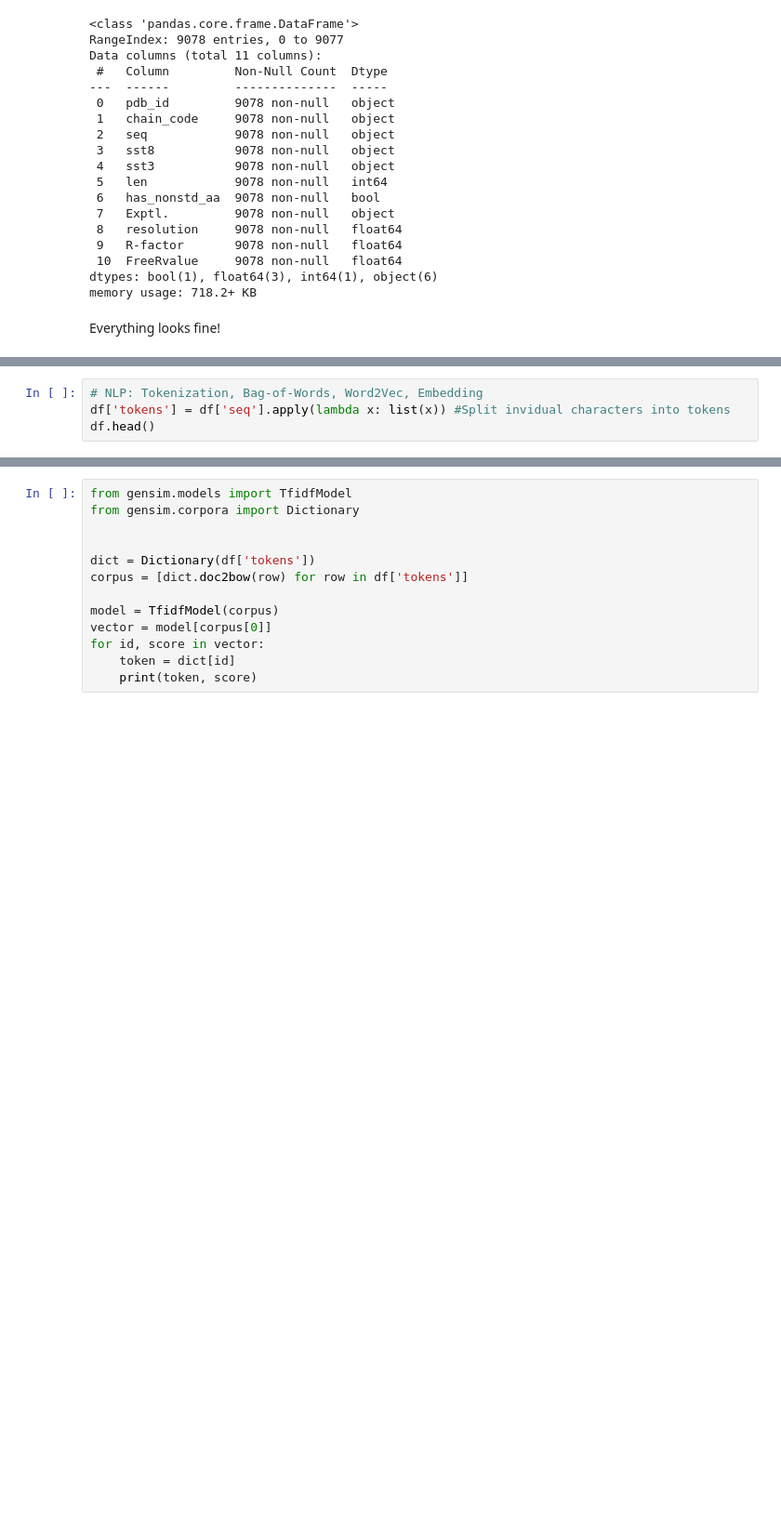
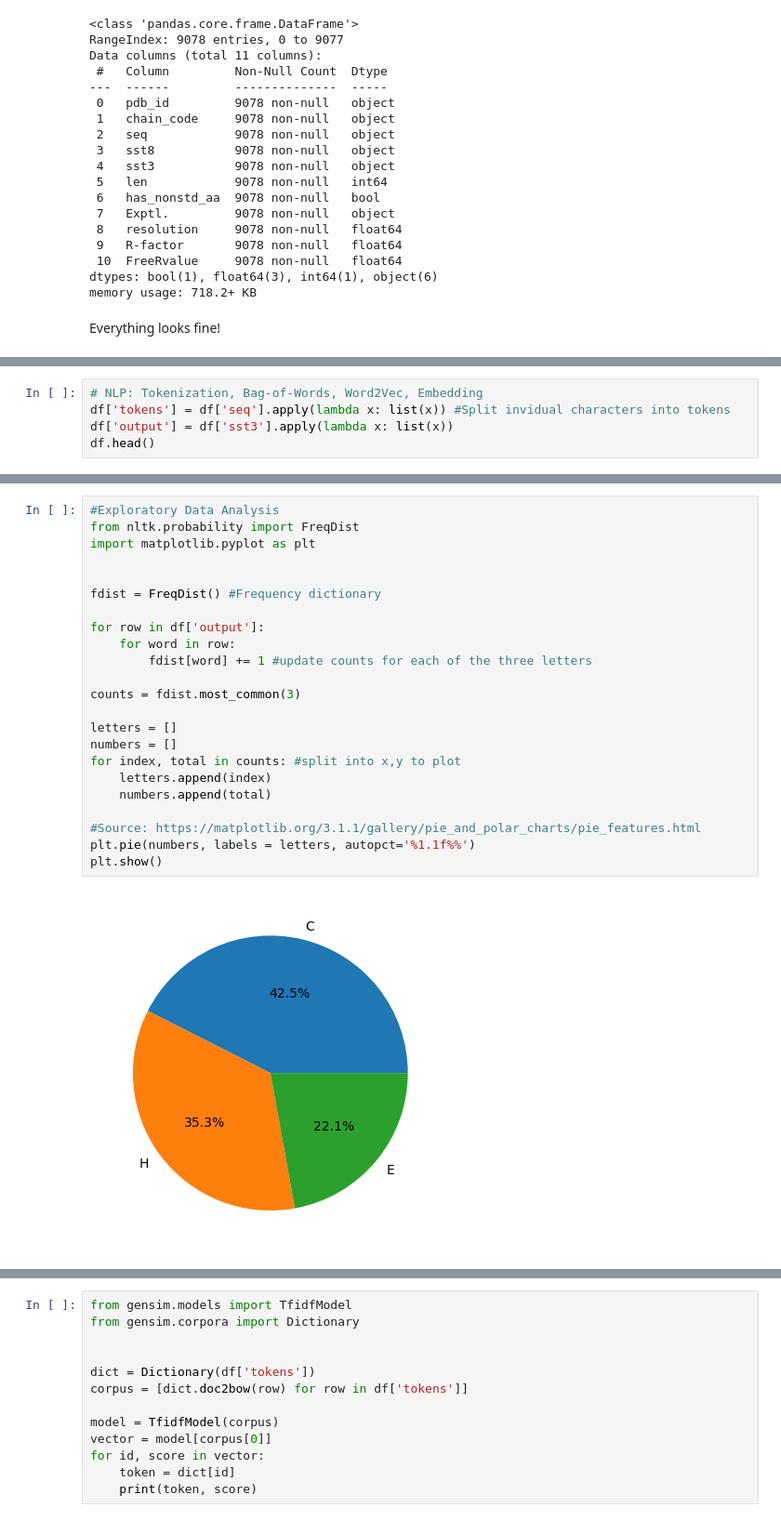
Before and after one commit to iTroned/bio-informatics-protein-structure, a Jupyter notebook: Bioinformatikk/programTFIDF.ipynb, the cells around one changed output, grey strips where cells are left out. Shown at 93% size. Cells and saved outputs as stored; diff of their text form; blank space fills up the shorter version.

Commit message:
EDA
Exploratory Data Analysis
Some pie charts and token-label distributions

```diff
--- a/Bioinformatikk/programTFIDF.ipynb
+++ b/Bioinformatikk/programTFIDF.ipynb
@@ -50,6 +50,7 @@ df.head()
 # %%
 # NLP: Tokenization, Bag-of-Words, Word2Vec, Embedding
 df['tokens'] = df['seq'].apply(lambda x: list(x)) #Split invidual characters into tokens
+df['output'] = df['sst3'].apply(lambda x: list(x))
 df.head()
 # %% [output]
 |  | pdb_id | chain_code | seq | sst3 | len | has_nonstd_aa | Exptl. | resolution | R-factor | ... |
@@ -58,3 +59,28 @@ df.head()
 | 2 | 1O06 | A | EEDPDLKAAIQESLREAEEA | CCCHHHHHHHHHHHHHHHCC | 20 | False | XRAY | 1.45 | 0.19 | ... |
 | 3 | 1QOW | D | CTFTLPGGGGVCTLTSECI* | CCCCCCCCCCCCCCCCCCCC | 20 | True | XRAY | 1.06 | 0.14 | ... |
 | 4 | 1RDQ | I | TTYADFIASGRTGRRNAIHD | CHHHHHHCCCCCCCCCCEEC | 20 | False | XRAY | 1.26 | 0.13 | ... |
+# %%
+#Exploratory Data Analysis
+from nltk.probability import FreqDist
+import matplotlib.pyplot as plt
+
+
+fdist = FreqDist() #Frequency dictionary
+
+for row in df['output']:
+    for word in row:
+        fdist[word] += 1 #update counts for each of the three letters
+
+counts = fdist.most_common(3)
+
+letters = []
+numbers = []
+for index, total in counts: #split into x,y to plot
+    letters.append(index)
+    numbers.append(total)
+
+#Source: https://matplotlib.org/3.1.1/gallery/pie_and_polar_charts/pie_features.html
+plt.pie(numbers, labels = letters, autopct='%1.1f%%')
+plt.show()
+# %% [output]
+[figure, added]
```
Also changed, not shown: parts of 4 cells of this notebook.
